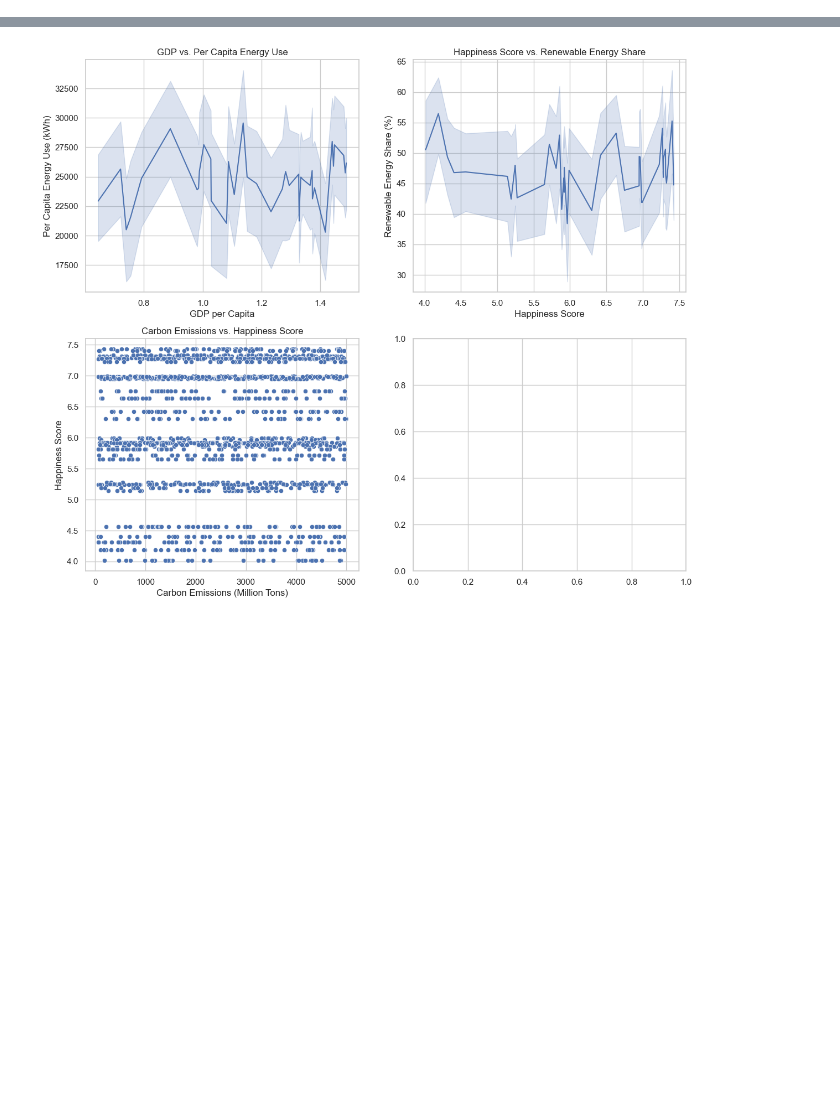
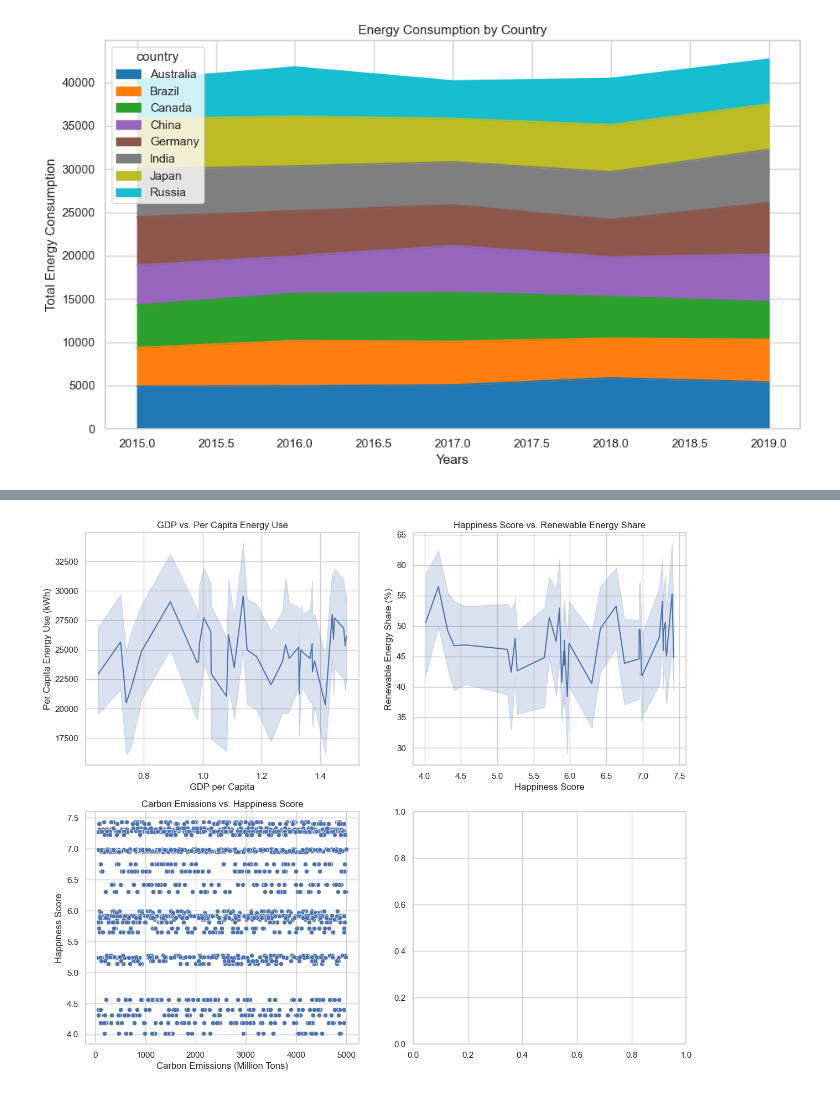
Before and after one commit to 10197jsg/sql-database, a Jupyter notebook: notebooks/Main.ipynb, the cells around one changed output, grey strips where cells are left out. Drawn from its saved outputs; the diff is of its cells as text; code cells hidden in the pictures; blank space fills up the shorter version.

```diff
--- a/notebooks/Main.ipynb
+++ b/notebooks/Main.ipynb
@@ -17,0 +76,11 @@ import matplotlib.pyplot as plt
+# %%
+df_pivot = df.pivot_table(index='year', columns='country', values='total_energy_consumption')
+df_pivot.plot(kind='area', stacked=True, figsize=(10, 6), cmap='tab10')
+
+plt.xlabel('Years')
+plt.ylabel('Total Energy Consumption')
+plt.title('Energy Consumption by Country')
+plt.tight_layout()
+plt.show()
+# %% [output]
+[figure, added]
```
Also changed, not shown: parts of 12 cells of this notebook.
